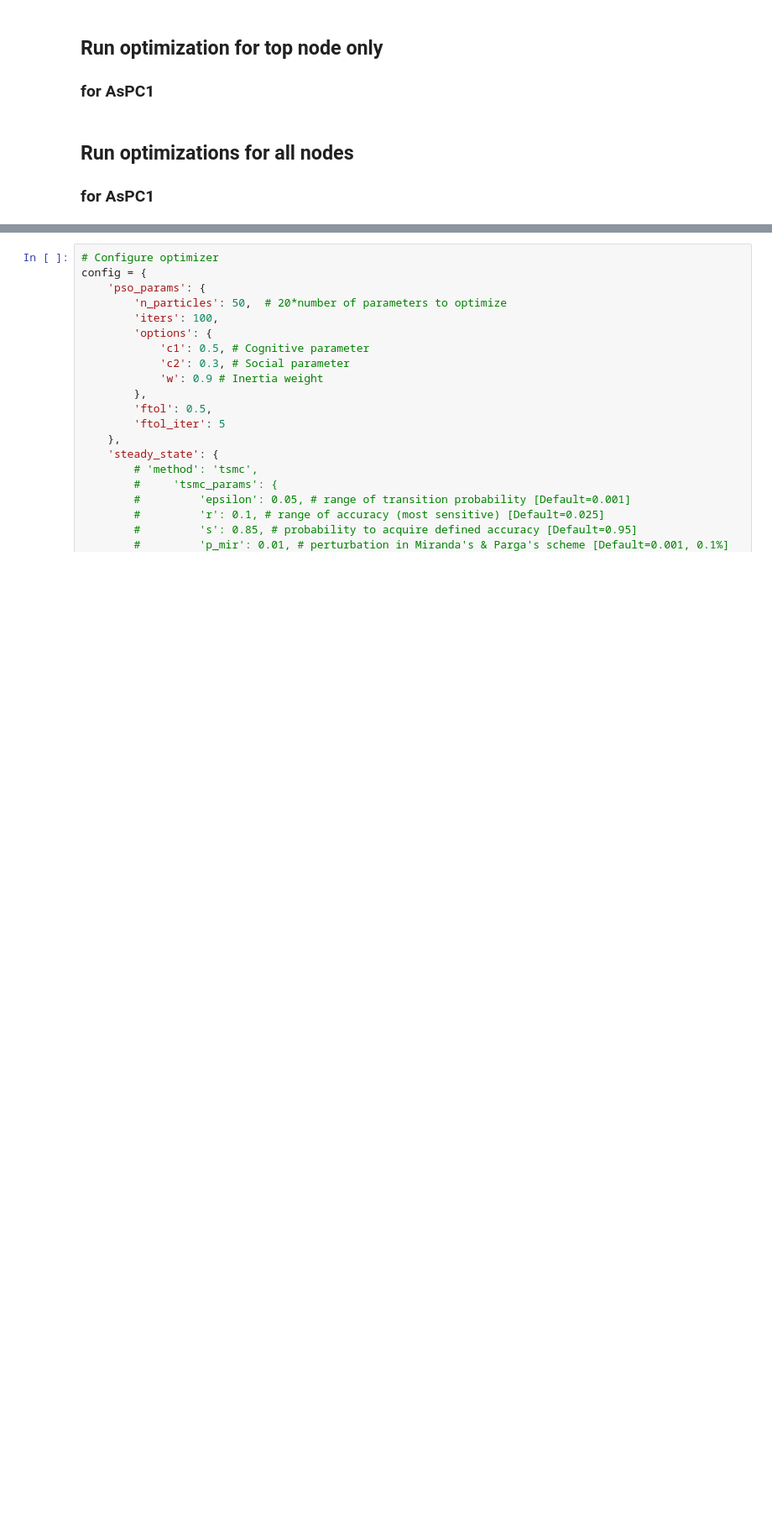
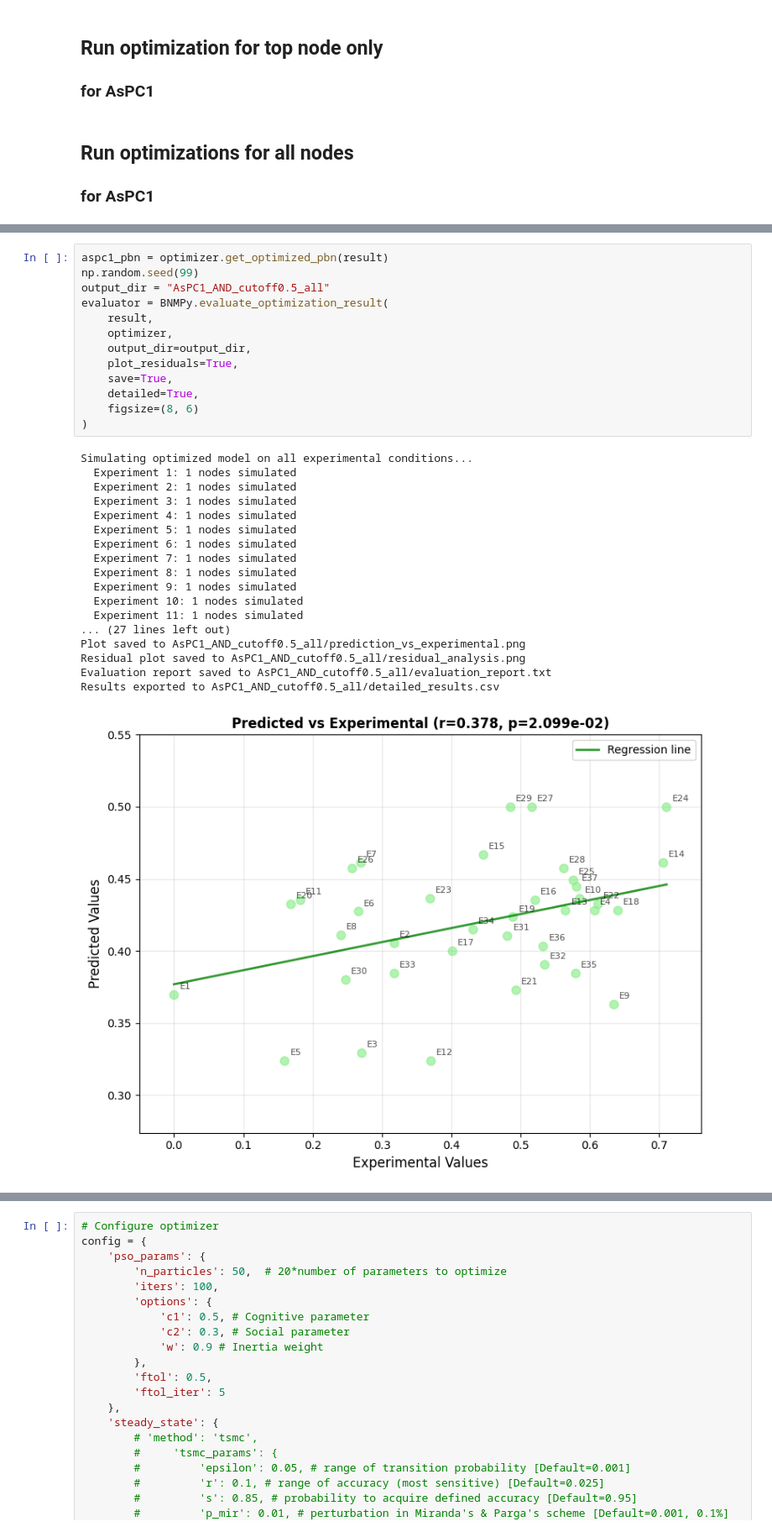
Before and after one commit to IlyaLab/BNMPy, a Jupyter notebook: pancreatic_cancer_simulation/Optimization_Eduati2020.ipynb, the cells around one changed output, grey strips where cells are left out. Shown at 84% size. Cells and saved outputs as stored; diff of their text form; blank space fills up the shorter version.

```diff
--- a/pancreatic_cancer_simulation/Optimization_Eduati2020.ipynb
+++ b/pancreatic_cancer_simulation/Optimization_Eduati2020.ipynb
@@ -562,0 +686,32 @@ test_results = optimizer.test_steady_states()
+# %%
+aspc1_pbn = optimizer.get_optimized_pbn(result)
+np.random.seed(99)
+output_dir = "AsPC1_AND_cutoff0.5_all"
+evaluator = BNMPy.evaluate_optimization_result(
+    result,
+    optimizer,
+    output_dir=output_dir,
+    plot_residuals=True,
+    save=True,
+    detailed=True,
+    figsize=(8, 6)
+)
+# %% [output]
+Simulating optimized model on all experimental conditions...
+  Experiment 1: 1 nodes simulated
+  Experiment 2: 1 nodes simulated
+  Experiment 3: 1 nodes simulated
+  Experiment 4: 1 nodes simulated
+  Experiment 5: 1 nodes simulated
+  Experiment 6: 1 nodes simulated
+  Experiment 7: 1 nodes simulated
+  Experiment 8: 1 nodes simulated
+  Experiment 9: 1 nodes simulated
+  Experiment 10: 1 nodes simulated
+  Experiment 11: 1 nodes simulated
+... (27 lines left out)
+Plot saved to AsPC1_AND_cutoff0.5_all/prediction_vs_experimental.png
+Residual plot saved to AsPC1_AND_cutoff0.5_all/residual_analysis.png
+Evaluation report saved to AsPC1_AND_cutoff0.5_all/evaluation_report.txt
+Results exported to AsPC1_AND_cutoff0.5_all/detailed_results.csv
+[figure, added]
```
Also changed, not shown: parts of 14 cells of this notebook, 29 other files.
